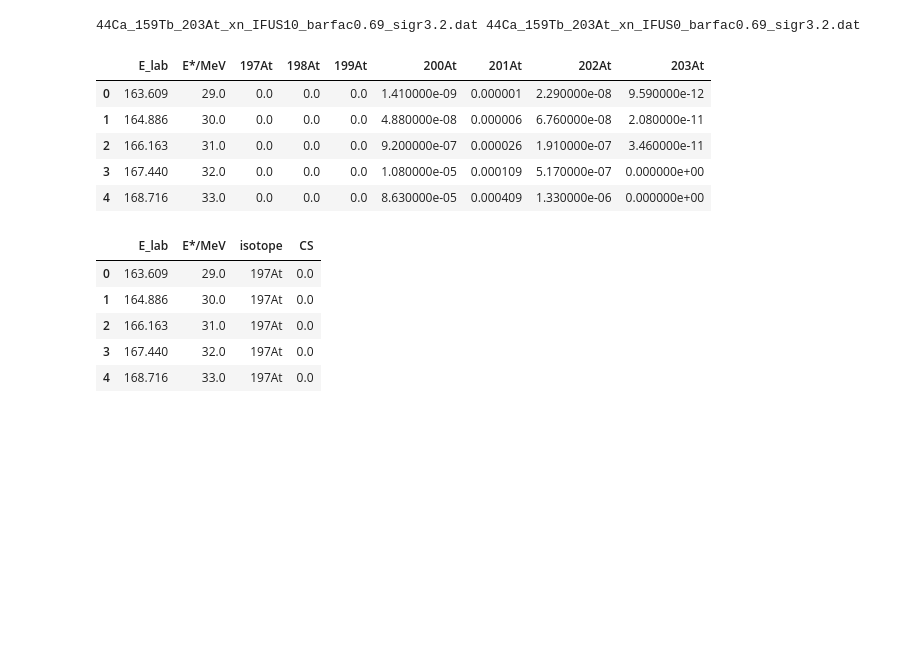
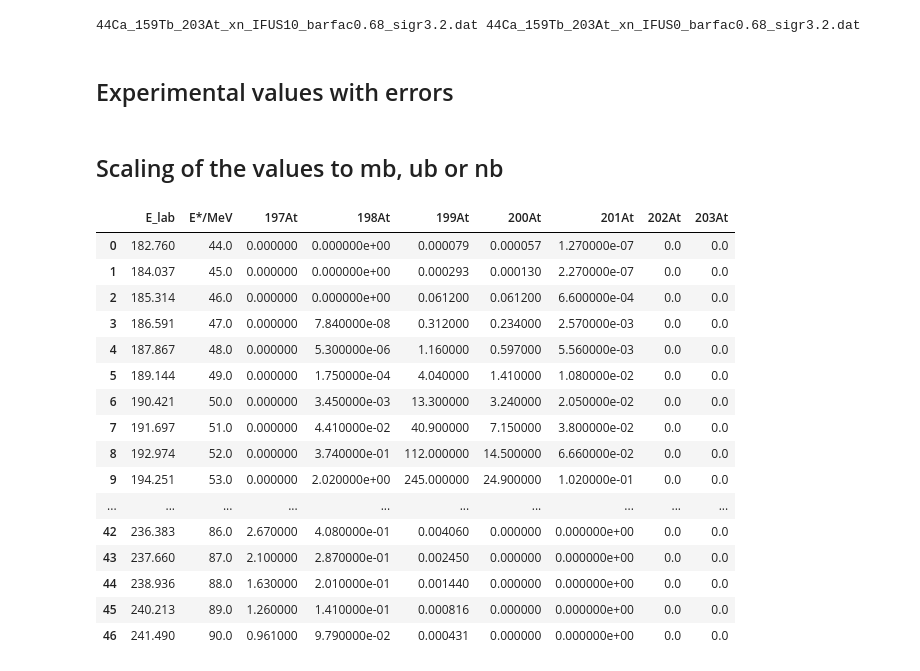
Before and after one commit to JozefMist/hivapJ, a Jupyter notebook: MyHivap/results/203at/203at.ipynb, the cells around one changed output. Cells and saved outputs as stored; diff of their text form; code cells hidden in the pictures; blank space fills up the shorter version.

```diff
--- a/MyHivap/results/203at/203at.ipynb
+++ b/MyHivap/results/203at/203at.ipynb
@@ -7,12 +7,19 @@ import seaborn as sns
 proj = '44Ca'
 trg = '159Tb'
 cn = '203At'
-bf = '0.69'
+bf = 0.68
 ch = 'xn'
-sigr = '3.2'
+sigr = 3.2
+bf_diff = 0.02
 
-file_name10 = proj + '_' + trg + '_' + cn + '_' + ch + '_' + 'IFUS10' + '_barfac' + bf + '_sigr' + sigr + '.dat'
-file_name0 = proj + '_' + trg + '_' + cn + '_' + ch + '_' + 'IFUS0' + '_barfac' + bf + '_sigr' + sigr + '.dat'
+df10_mb = pd.read_csv('data/' + proj + '_' + trg + '_' + cn + '_' + ch + '_' + 'IFUS10' + '_barfac' + str(bf) + '_sigr' + str(sigr) + '.dat', sep='\t')
+df0_mb = pd.read_csv('data/' + proj + '_' + trg + '_' + cn + '_' + ch + '_' + 'IFUS0' + '_barfac' + str(bf) + '_sigr' + str(sigr) + '.dat', sep='\t')
+
+bf_low_10_mb = pd.read_csv('data/' + proj + '_' + trg + '_' + cn + '_' + ch + '_' + 'IFUS10' + '_barfac' + f'{bf-bf_diff:.2f}' + '_sigr' + str(sigr) + '.dat', sep='\t')
+bf_high_10_mb = pd.read_csv('data/' + proj + '_' + trg + '_' + cn + '_' + ch + '_' + 'IFUS10' + '_barfac' + f'{bf+bf_diff:.2f}' + '_sigr' + str(sigr) + '.dat', sep='\t')
+
+bf_low_0_mb = pd.read_csv('data/' + proj + '_' + trg + '_' + cn + '_' + ch + '_' + 'IFUS0' + '_barfac' + f'{bf-bf_diff:.2f}' + '_sigr' + str(sigr) + '.dat', sep='\t')
+bf_high_0_mb = pd.read_csv('data/' + proj + '_' + trg + '_' + cn + '_' + ch + '_' + 'IFUS0' + '_barfac' + f'{bf+bf_diff:.2f}' + '_sigr' + str(sigr) + '.dat', sep='\t')
 print(file_name10, file_name0)
 # %% [output]
-44Ca_159Tb_203At_xn_IFUS10_barfac0.69_sigr3.2.dat 44Ca_159Tb_203At_xn_IFUS0_barfac0.69_sigr3.2.dat
+44Ca_159Tb_203At_xn_IFUS10_barfac0.68_sigr3.2.dat 44Ca_159Tb_203At_xn_IFUS0_barfac0.68_sigr3.2.dat
@@ -22,12 +26,5 @@ df0 = pd.read_csv('data/' + file_name0, sep='\t')
-# %%
-df10.head()
-# %% [output]
-|  | E_lab | E*/MeV | 197At | 198At | 199At | 200At | 201At | 202At | 203At |
-| 0 | 163.609 | 29.0 | 0.0 | 0.0 | 0.0 | 1.410000e-09 | 0.000001 | 2.290000e-08 | 9.590000e-12 |
-| 1 | 164.886 | 30.0 | 0.0 | 0.0 | 0.0 | 4.880000e-08 | 0.000006 | 6.760000e-08 | 2.080000e-11 |
-| 2 | 166.163 | 31.0 | 0.0 | 0.0 | 0.0 | 9.200000e-07 | 0.000026 | 1.910000e-07 | 3.460000e-11 |
-| 3 | 167.440 | 32.0 | 0.0 | 0.0 | 0.0 | 1.080000e-05 | 0.000109 | 5.170000e-07 | 0.000000e+00 |
-| 4 | 168.716 | 33.0 | 0.0 | 0.0 | 0.0 | 8.630000e-05 | 0.000409 | 1.330000e-06 | 0.000000e+00 |
+# %% [markdown]
+## Experimental values with errors
 # %%
 # exp_data = pd.read_csv('data/exp_data.dat', sep=' ')
 # dfm_exp = exp_data.melt(id_vars=['E'], var_name='isotope', value_name='CS')
@@ -36,26 +33,52 @@ e_lab = [184.7, 189.8, 196.3, 200.5, 208]
 exp = [[np.nan, 18, 34, 48, 33], [130, 230, 120, 41, np.nan], [140, 90, 23, np.nan, np.nan]]
 err_max = [[0, 8, 8, 11, 9], [20, 20, 10, 10, 0], [40, 25, 11, 0, 0]]
 err_min = [[0, 6, 7, 9, 7], [20, 20, 10, 8, 0], [30, 21, 8, 0, 0]]
+# %% [markdown]
+## Scaling of the values to mb, ub or nb
 # %%
-dfm10_mb = df10.melt(id_vars=['E_lab', 'E*/MeV'], var_name='isotope', value_name='CS')
-dfm0_mb = df0.melt(id_vars=['E_lab', 'E*/MeV'], var_name='isotope', value_name='CS')
+dfm10_mb = df10_mb.melt(id_vars=['E_lab', 'E*/MeV'], var_name='isotope', value_name='CS')
+dfm0_mb = df0_mb.melt(id_vars=['E_lab', 'E*/MeV'], var_name='isotope', value_name='CS')
 
 #scale the data to either nb, ub or whatever
 dfm10 = dfm10_mb
 dfm0 = dfm0_mb
+df10 = df10_mb
+df0 = df0_mb
+bf_low_10 = bf_low_10_mb
+bf_high_10 = bf_high_10_mb
+bf_low_0 = bf_low_0_mb
+bf_high_0 = bf_high_0_mb
 
 mb = 1
 ub = 1e3
 nb = 1e6
 
 scale = ub
 dfm10['CS'] = dfm10_mb['CS']*scale
 dfm0['CS'] = dfm0_mb['CS']*scale
+df10.iloc[:,2:] = df10_mb.iloc[:,2:] * scale
+df0.iloc[:,2:] = df0_mb.iloc[:,2:] * scale
+bf_low_10.iloc[:,2:] = bf_low_10_mb.iloc[:,2:] * scale
+bf_high_10.iloc[:,2:] = bf_high_10_mb.iloc[:,2:] * scale
+bf_low_0.iloc[:,2:] = bf_low_0_mb.iloc[:,2:] * scale
+bf_high_0.iloc[:,2:] = bf_high_0_mb.iloc[:,2:] * scale
 dfm10_mb.head()
+bf_high_0
 # %% [output]
-|  | E_lab | E*/MeV | isotope | CS |
-| 0 | 163.609 | 29.0 | 197At | 0.0 |
-| 1 | 164.886 | 30.0 | 197At | 0.0 |
-| 2 | 166.163 | 31.0 | 197At | 0.0 |
-| 3 | 167.440 | 32.0 | 197At | 0.0 |
-| 4 | 168.716 | 33.0 | 197At | 0.0 |
+|  | E_lab | E*/MeV | 197At | 198At | 199At | 200At | 201At | 202At | 203At |
+| 0 | 182.760 | 44.0 | 0.000000 | 0.000000e+00 | 0.000079 | 0.000057 | 1.270000e-07 | 0.0 | 0.0 |
+| 1 | 184.037 | 45.0 | 0.000000 | 0.000000e+00 | 0.000293 | 0.000130 | 2.270000e-07 | 0.0 | 0.0 |
+| 2 | 185.314 | 46.0 | 0.000000 | 0.000000e+00 | 0.061200 | 0.061200 | 6.600000e-04 | 0.0 | 0.0 |
+| 3 | 186.591 | 47.0 | 0.000000 | 7.840000e-08 | 0.312000 | 0.234000 | 2.570000e-03 | 0.0 | 0.0 |
+| 4 | 187.867 | 48.0 | 0.000000 | 5.300000e-06 | 1.160000 | 0.597000 | 5.560000e-03 | 0.0 | 0.0 |
+| 5 | 189.144 | 49.0 | 0.000000 | 1.750000e-04 | 4.040000 | 1.410000 | 1.080000e-02 | 0.0 | 0.0 |
+| 6 | 190.421 | 50.0 | 0.000000 | 3.450000e-03 | 13.300000 | 3.240000 | 2.050000e-02 | 0.0 | 0.0 |
+| 7 | 191.697 | 51.0 | 0.000000 | 4.410000e-02 | 40.900000 | 7.150000 | 3.800000e-02 | 0.0 | 0.0 |
+| 8 | 192.974 | 52.0 | 0.000000 | 3.740000e-01 | 112.000000 | 14.500000 | 6.660000e-02 | 0.0 | 0.0 |
+| 9 | 194.251 | 53.0 | 0.000000 | 2.020000e+00 | 245.000000 | 24.900000 | 1.020000e-01 | 0.0 | 0.0 |
+| ... | ... | ... | ... | ... | ... | ... | ... | ... | ... |
+| 42 | 236.383 | 86.0 | 2.670000 | 4.080000e-01 | 0.004060 | 0.000000 | 0.000000e+00 | 0.0 | 0.0 |
+| 43 | 237.660 | 87.0 | 2.100000 | 2.870000e-01 | 0.002450 | 0.000000 | 0.000000e+00 | 0.0 | 0.0 |
+| 44 | 238.936 | 88.0 | 1.630000 | 2.010000e-01 | 0.001440 | 0.000000 | 0.000000e+00 | 0.0 | 0.0 |
+| 45 | 240.213 | 89.0 | 1.260000 | 1.410000e-01 | 0.000816 | 0.000000 | 0.000000e+00 | 0.0 | 0.0 |
+| 46 | 241.490 | 90.0 | 0.961000 | 9.790000e-02 | 0.000431 | 0.000000 | 0.000000e+00 | 0.0 | 0.0 |
```
Also changed, not shown: parts of 3 cells of this notebook, 27 other files.
